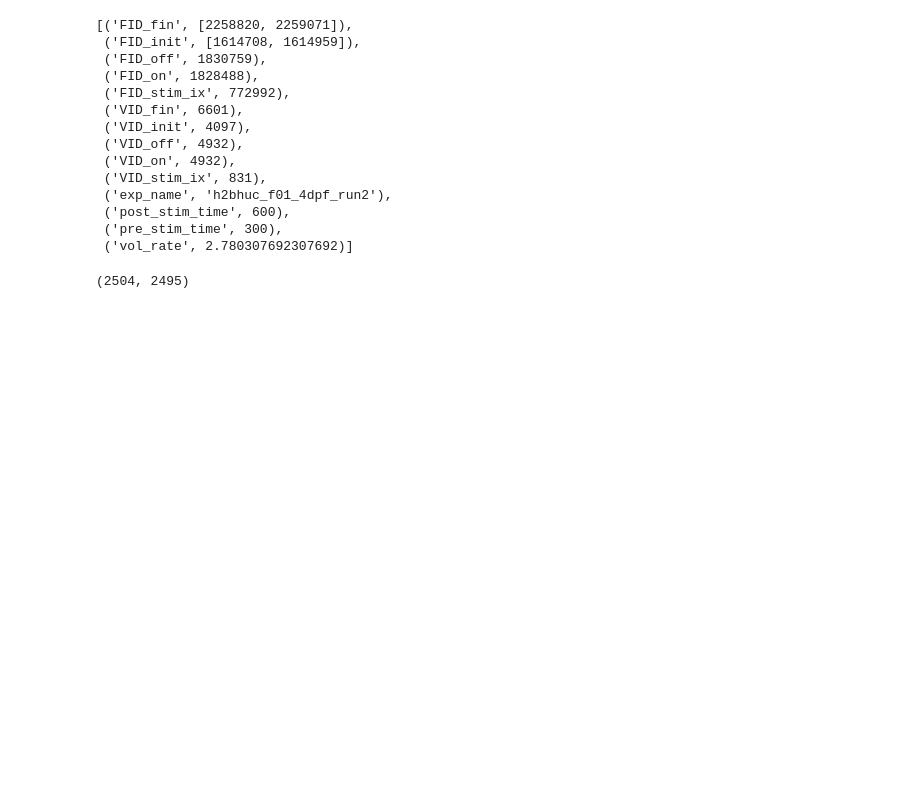
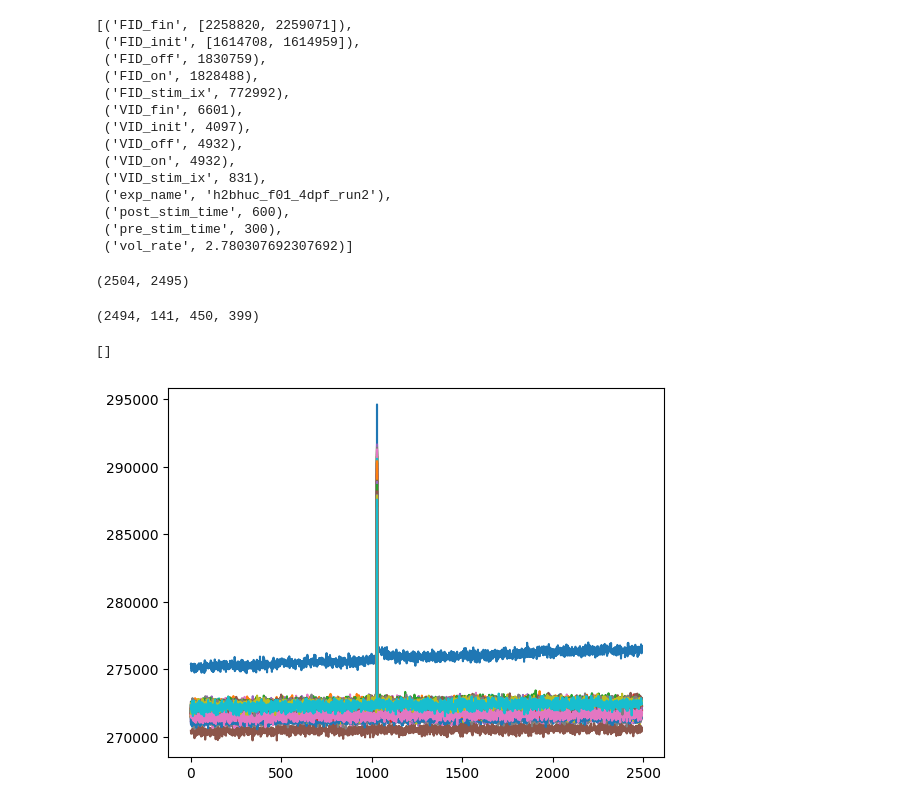
Before and after one commit to ThomasMullen/RawDatConversion, a Jupyter notebook: notebook/check_trial_split.ipynb, the cells around one changed output. Drawn from its saved outputs; the diff is of its cells as text; code cells hidden in the pictures; blank space fills up the shorter version.

```diff
--- a/notebook/check_trial_split.ipynb
+++ b/notebook/check_trial_split.ipynb
@@ -50,3 +52,34 @@ list(ds.attrs.items())
 6601 - 4097, ds.shape[0]
 # %% [output]
 (2504, 2495)
+# %%
+dims = ds.shape
+(dims[0]-1,)+dims[1:]
+# %% [output]
+(2494, 141, 450, 399)
+# %%
+compressor = Blosc(cname='zstd', clevel=5, shuffle=Blosc.BITSHUFFLE)
+z_arr_clean = zarr.open(f'{filepath.parent}/h2bhuc_f01_4dpf_02_cleaned.zarr',
+                    mode='w',
+                    shape=(dims[0]-1,)+dims[1:],
+                    chunks=(1, None),
+                    compressor=compressor,
+                    dtype=np.uint16,)
+offset=0
+timepoints = dims[0]
+for i in trange(timepoints):
+        if i == 1030:
+                offset+=1
+                pass
+        z_arr_clean.oindex[i-offset] = ds.oindex[i]
+# %%
+snap = z_arr_clean[:,:41,:60,:80]
+intensity = np.sum(snap, axis=(1,2))
+fig, ax = plt.subplots()
+ax.plot(intensity)
+ax.set(
+    # xlim=[1028,1034]
+)
+# %% [output]
+[]
+[figure, added]
```
Also changed, not shown: parts of 4 cells of this notebook, 1 other file.
